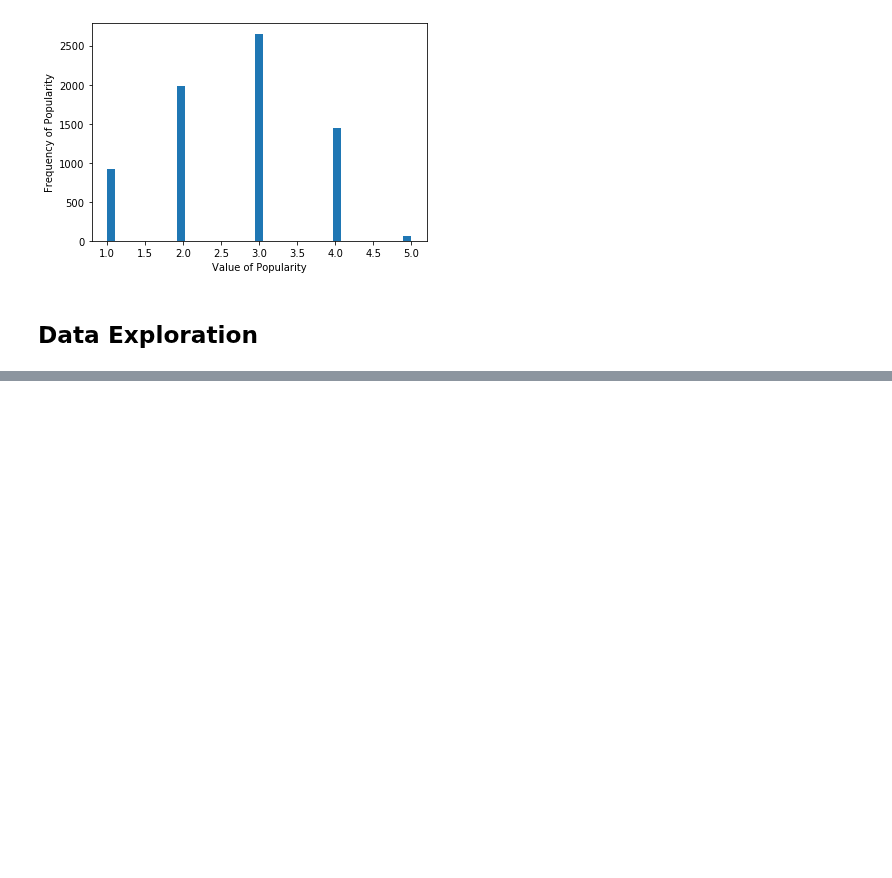
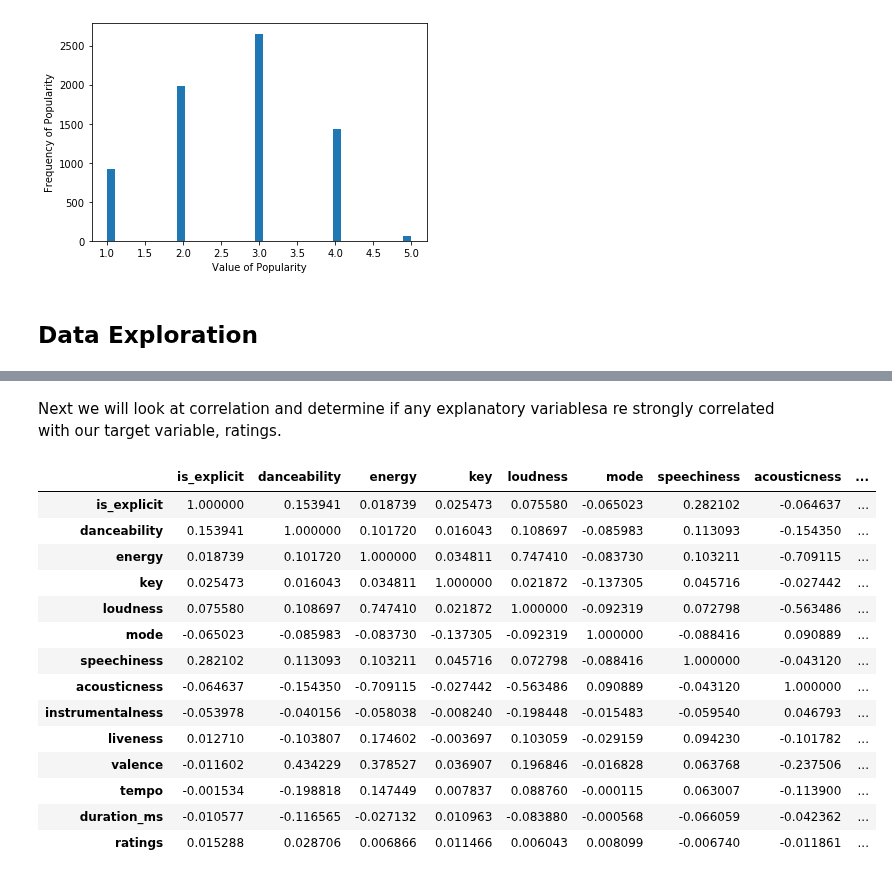
Before and after one commit to adinas94/Spotify_Recommendation_System, a Jupyter notebook: EDA.ipynb, the cells around one changed output, grey strips where cells are left out. Cells and saved outputs as stored; diff of their text form; code cells hidden in the pictures; blank space fills up the shorter version.

```diff
--- a/EDA.ipynb
+++ b/EDA.ipynb
@@ -248,0 +249,2 @@ plt.xticks(rotation=80);
+# %% [markdown]
+Next we will look at correlation and determine if any explanatory variablesa re strongly correlated with our target variable, ratings.
@@ -248,0 +253,19 @@ plt.xticks(rotation=80);
+# %%
+#Look at correlation of entire dataframe
+df.corr()
+# %% [output]
+|  | is_explicit | danceability | energy | key | loudness | mode | speechiness | acousticness | ... |
+| is_explicit | 1.000000 | 0.153941 | 0.018739 | 0.025473 | 0.075580 | -0.065023 | 0.282102 | -0.064637 | ... |
+| danceability | 0.153941 | 1.000000 | 0.101720 | 0.016043 | 0.108697 | -0.085983 | 0.113093 | -0.154350 | ... |
+| energy | 0.018739 | 0.101720 | 1.000000 | 0.034811 | 0.747410 | -0.083730 | 0.103211 | -0.709115 | ... |
+| key | 0.025473 | 0.016043 | 0.034811 | 1.000000 | 0.021872 | -0.137305 | 0.045716 | -0.027442 | ... |
+| loudness | 0.075580 | 0.108697 | 0.747410 | 0.021872 | 1.000000 | -0.092319 | 0.072798 | -0.563486 | ... |
+| mode | -0.065023 | -0.085983 | -0.083730 | -0.137305 | -0.092319 | 1.000000 | -0.088416 | 0.090889 | ... |
+| speechiness | 0.282102 | 0.113093 | 0.103211 | 0.045716 | 0.072798 | -0.088416 | 1.000000 | -0.043120 | ... |
+| acousticness | -0.064637 | -0.154350 | -0.709115 | -0.027442 | -0.563486 | 0.090889 | -0.043120 | 1.000000 | ... |
+| instrumentalness | -0.053978 | -0.040156 | -0.058038 | -0.008240 | -0.198448 | -0.015483 | -0.059540 | 0.046793 | ... |
+| liveness | 0.012710 | -0.103807 | 0.174602 | -0.003697 | 0.103059 | -0.029159 | 0.094230 | -0.101782 | ... |
+| valence | -0.011602 | 0.434229 | 0.378527 | 0.036907 | 0.196846 | -0.016828 | 0.063768 | -0.237506 | ... |
+| tempo | -0.001534 | -0.198818 | 0.147449 | 0.007837 | 0.088760 | -0.000115 | 0.063007 | -0.113900 | ... |
+| duration_ms | -0.010577 | -0.116565 | -0.027132 | 0.010963 | -0.083880 | -0.000568 | -0.066059 | -0.042362 | ... |
+| ratings | 0.015288 | 0.028706 | 0.006866 | 0.011466 | 0.006043 | 0.008099 | -0.006740 | -0.011861 | ... |
```
Also changed, not shown: parts of 38 cells of this notebook, 1 other file.
